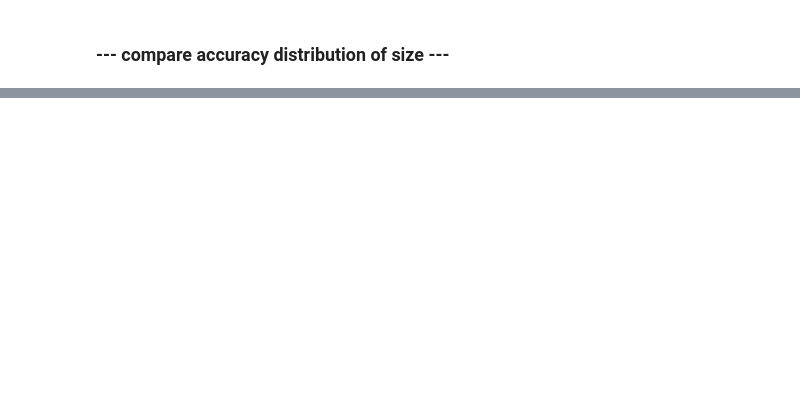
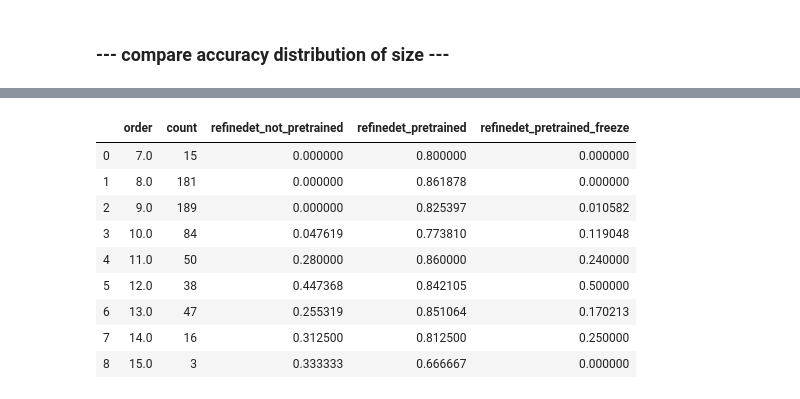
Before and after one commit to keiiti975/Insect_Phenology_Detector, a Jupyter notebook: result/detection/compare_finetuning/compare_finetuning.ipynb, the cells around one changed output, grey strips where cells are left out. Cells and saved outputs as stored; diff of their text form; code cells hidden in the pictures; blank space fills up the shorter version.

```diff
--- a/result/detection/compare_finetuning/compare_finetuning.ipynb
+++ b/result/detection/compare_finetuning/compare_finetuning.ipynb
@@ -52,3 +59,22 @@ all_df
+# %%
+all_df = pd.DataFrame()
+all_df["order"] = insect_size_df["order"]
+all_df["count"] = insect_size_df["count"]
+all_df["refinedet_not_pretrained"] = refinedet_not_pretrained["Accuracy"]
+all_df["refinedet_pretrained"] = refinedet_pretrained["Accuracy"]
+all_df["refinedet_pretrained_freeze"] = refinedet_pretrained_freeze["Accuracy"]
+all_df
+# %% [output]
+|  | order | count | refinedet_not_pretrained | refinedet_pretrained | refinedet_pretrained_freeze |
+| 0 | 7.0 | 15 | 0.000000 | 0.800000 | 0.000000 |
+| 1 | 8.0 | 181 | 0.000000 | 0.861878 | 0.000000 |
+| 2 | 9.0 | 189 | 0.000000 | 0.825397 | 0.010582 |
+| 3 | 10.0 | 84 | 0.047619 | 0.773810 | 0.119048 |
+| 4 | 11.0 | 50 | 0.280000 | 0.860000 | 0.240000 |
+| 5 | 12.0 | 38 | 0.447368 | 0.842105 | 0.500000 |
+| 6 | 13.0 | 47 | 0.255319 | 0.851064 | 0.170213 |
+| 7 | 14.0 | 16 | 0.312500 | 0.812500 | 0.250000 |
+| 8 | 15.0 | 3 | 0.333333 | 0.666667 | 0.000000 |
 # %%
 plt.rcParams["font.size"] = 14
 fig, ax1 = plt.subplots(figsize=(5,4))
```
Also changed, not shown: parts of 13 cells of this notebook, 28 other files.
